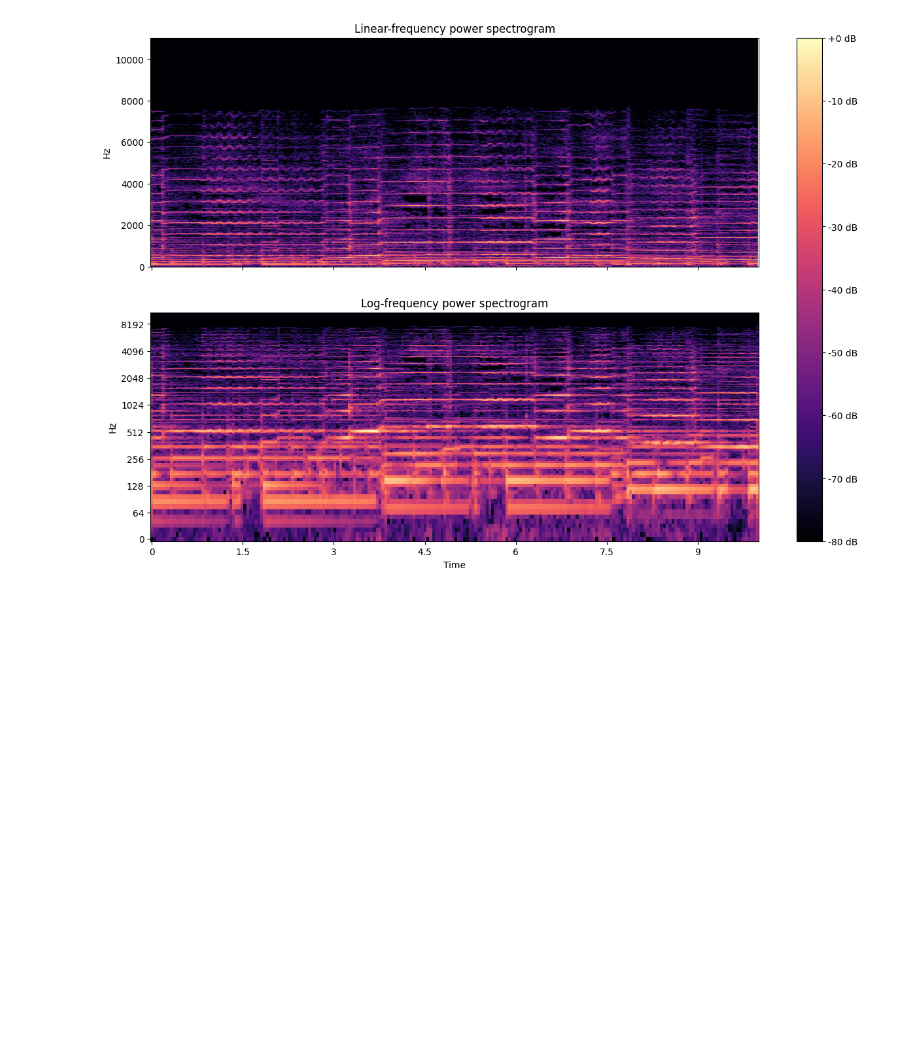
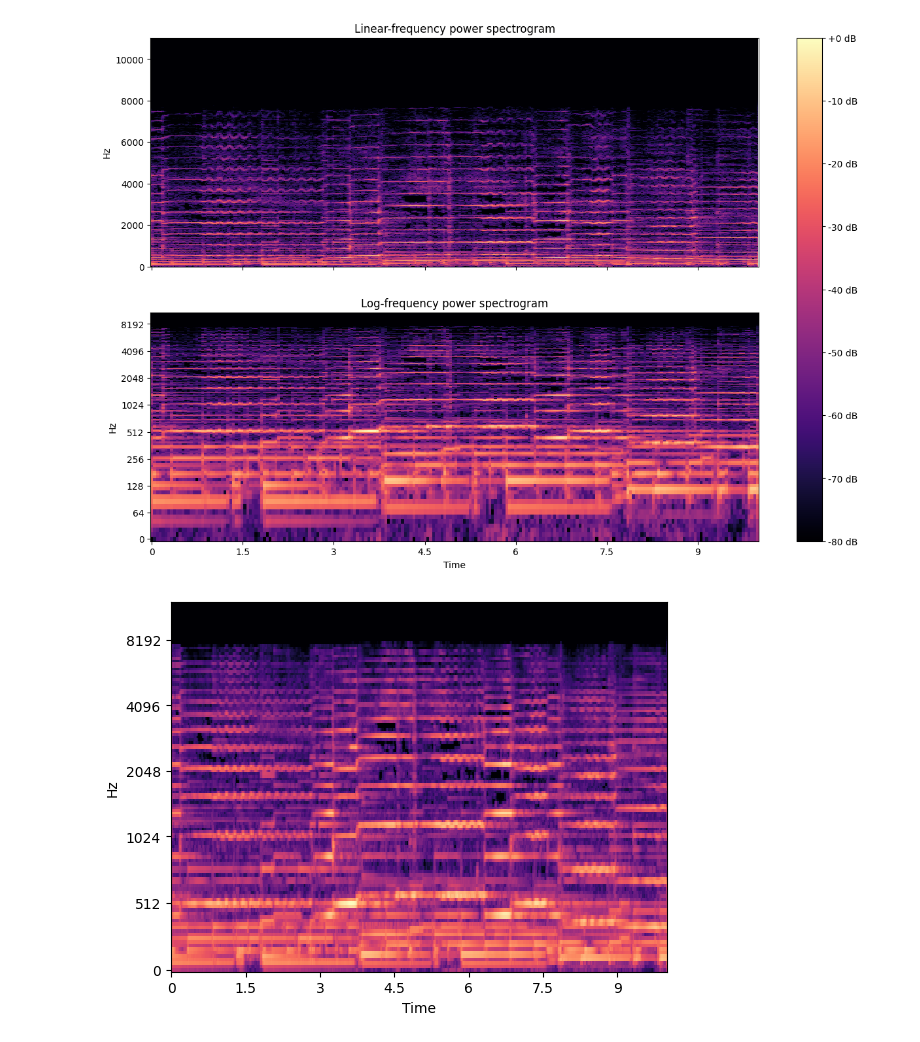
Before and after one commit to jacobdenobel/brucezilany, a Jupyter notebook: scripts/spectrogram.ipynb, the cells around one changed output. Saved outputs shown, nothing was run; the diff lists cells and outputs as text; code cells hidden in the pictures; blank space fills up the shorter version.

```diff
--- a/scripts/spec.ipynb
+++ b/scripts/spectrogram.ipynb
@@ -24,3 +24,12 @@ fig.colorbar(img, ax=ax, format="%+2.f dB")
 # %% [output]
 <matplotlib.colorbar.Colorbar at 0x...>
 [figure]
+# %%
+fig, ax = plt.subplots()
+fmax = 12000
+n_mels = 128
+S = librosa.feature.melspectrogram(y=y, sr=sr, n_mels=n_mels, fmax=fmax)
+S_dB = librosa.power_to_db(S, ref=np.max)
+img = librosa.display.specshow(S_dB, x_axis='time', y_axis='mel', sr=sr, fmax=fmax, ax=ax)
+# %% [output]
+[figure, added]
```
Also changed, not shown: 2 other files.
